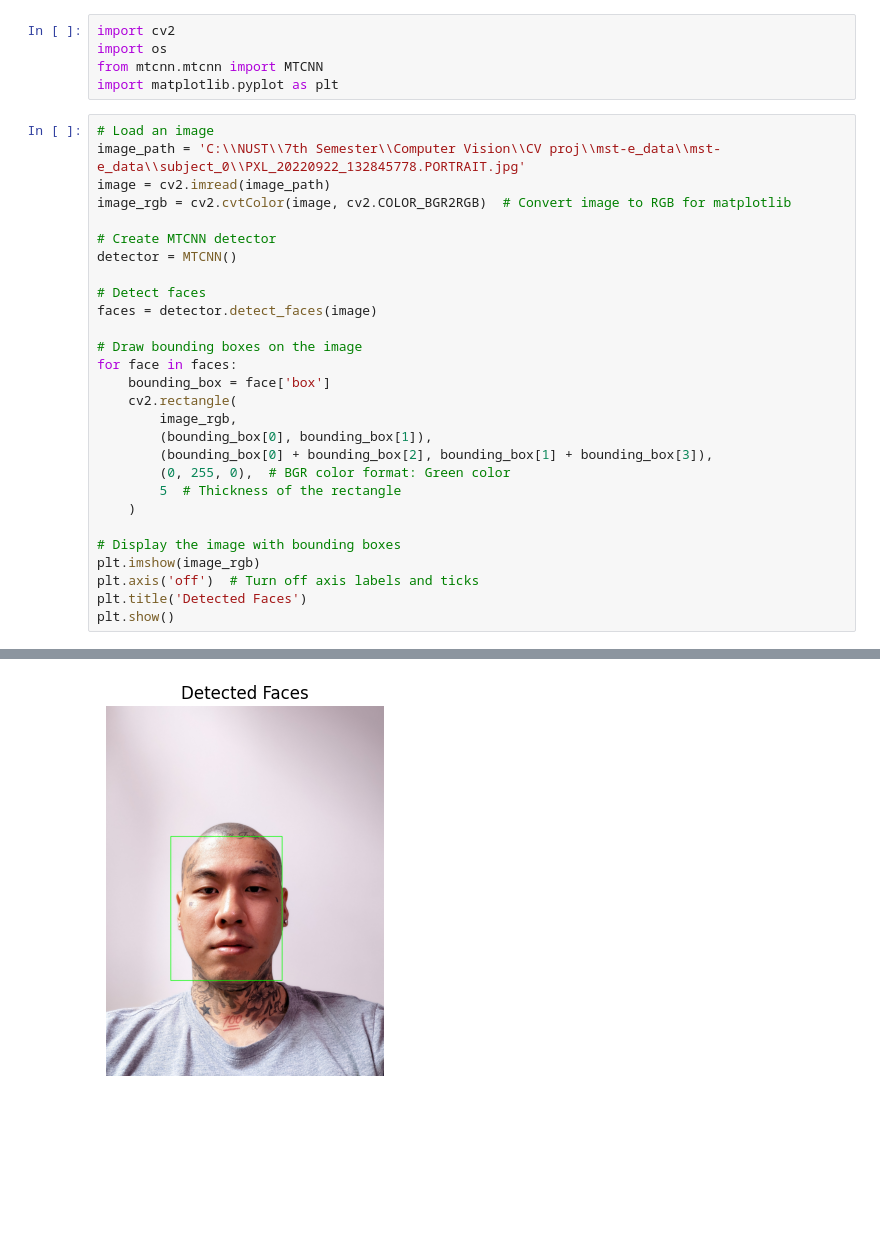
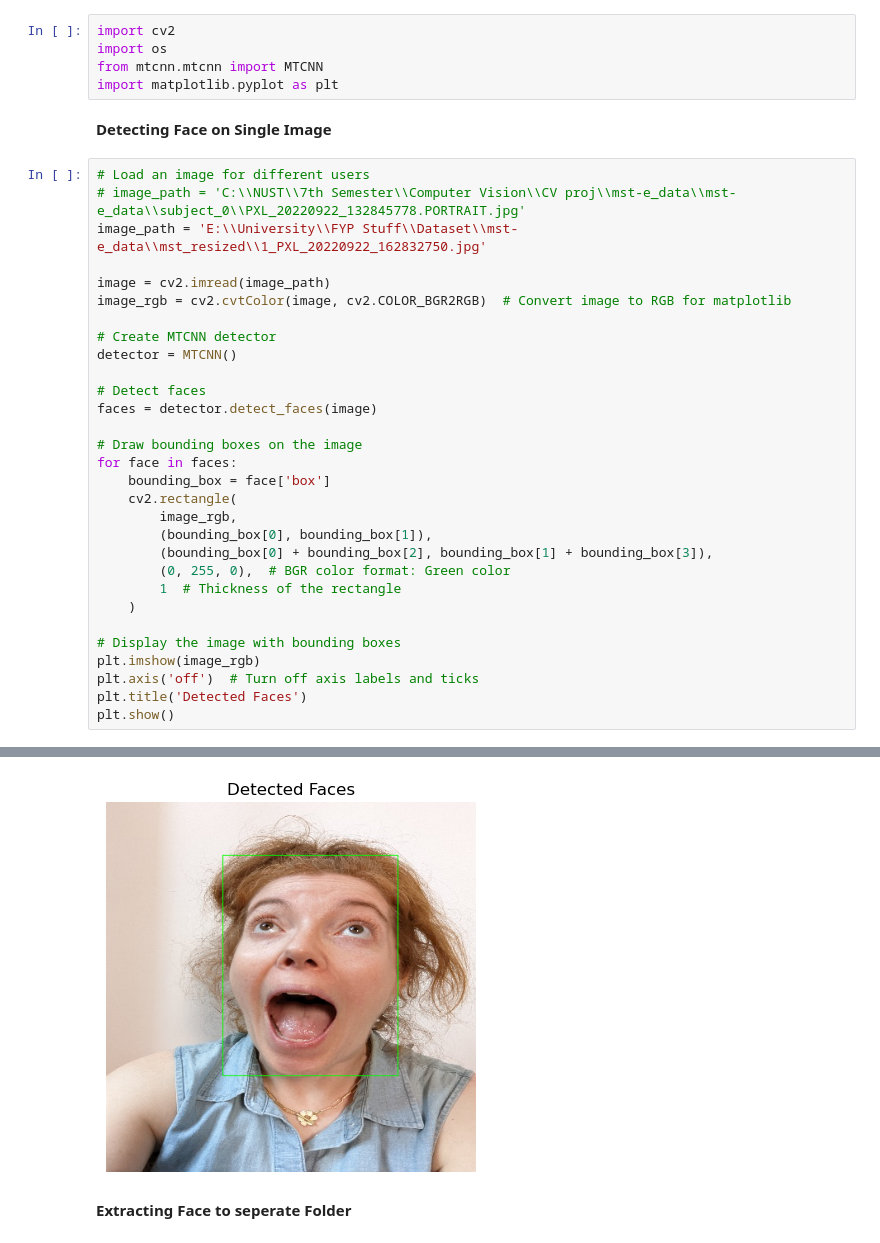
Before and after one commit to Danial-Ahmad10/BEE12C-Multiracial_Skin_Tone_Recognition-Danial, a Jupyter notebook: Face_detect.ipynb, the cells around one changed output, grey strips where cells are left out. Drawn from its saved outputs; the diff is of its cells as text; blank space fills up the shorter version.

Commit message:
Face detecting

```diff
--- a/Face_detect.ipynb
+++ b/Face_detect.ipynb
@@ -3,9 +3,13 @@ import cv2
 import os
 from mtcnn.mtcnn import MTCNN
 import matplotlib.pyplot as plt
+# %% [markdown]
+**Detecting Face on Single Image**
 # %%
-# Load an image
-image_path = 'C:\\NUST\\7th Semester\\Computer Vision\\CV proj\\mst-e_data\\mst-e_data\\subject_0\\PXL_20220922_132845778.PORTRAIT.jpg'
+# Load an image for different users
+# image_path = 'C:\\NUST\\7th Semester\\Computer Vision\\CV proj\\mst-e_data\\mst-e_data\\subject_0\\PXL_20220922_132845778.PORTRAIT.jpg'
+image_path = 'E:\\University\\FYP Stuff\\Dataset\\mst-e_data\\mst_resized\\1_PXL_20220922_162832750.jpg'
+
 image = cv2.imread(image_path)
 image_rgb = cv2.cvtColor(image, cv2.COLOR_BGR2RGB)  # Convert image to RGB for matplotlib
 
@@ -23,7 +27,7 @@ for face in faces:
         (bounding_box[0], bounding_box[1]),
         (bounding_box[0] + bounding_box[2], bounding_box[1] + bounding_box[3]),
         (0, 255, 0),  # BGR color format: Green color
-        5  # Thickness of the rectangle
+        1  # Thickness of the rectangle
     )
 
 # Display the image with bounding boxes
@@ -52,2 +51,4 @@ plt.show()
-[figure, old version]
+[figure, new version]
+# %% [markdown]
+**Extracting Face to seperate Folder**
 # %%
```
Also changed, not shown: parts of 2 cells of this notebook, 1 other file.
